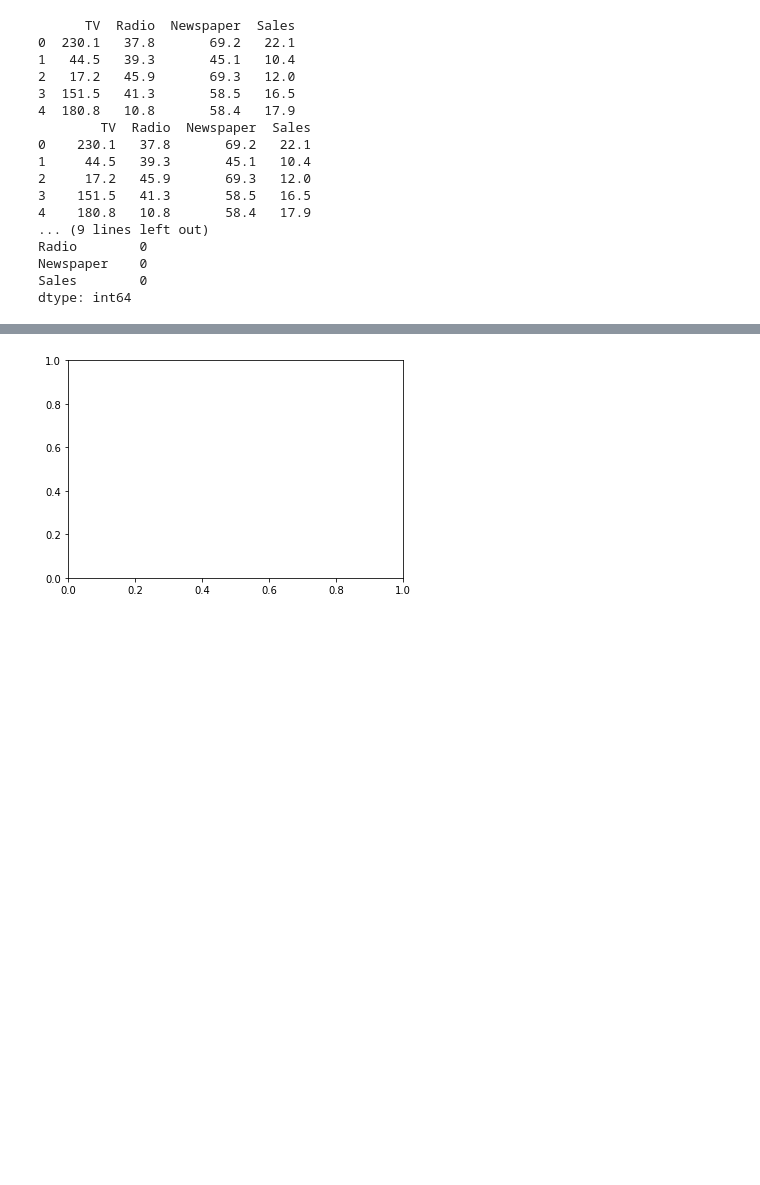
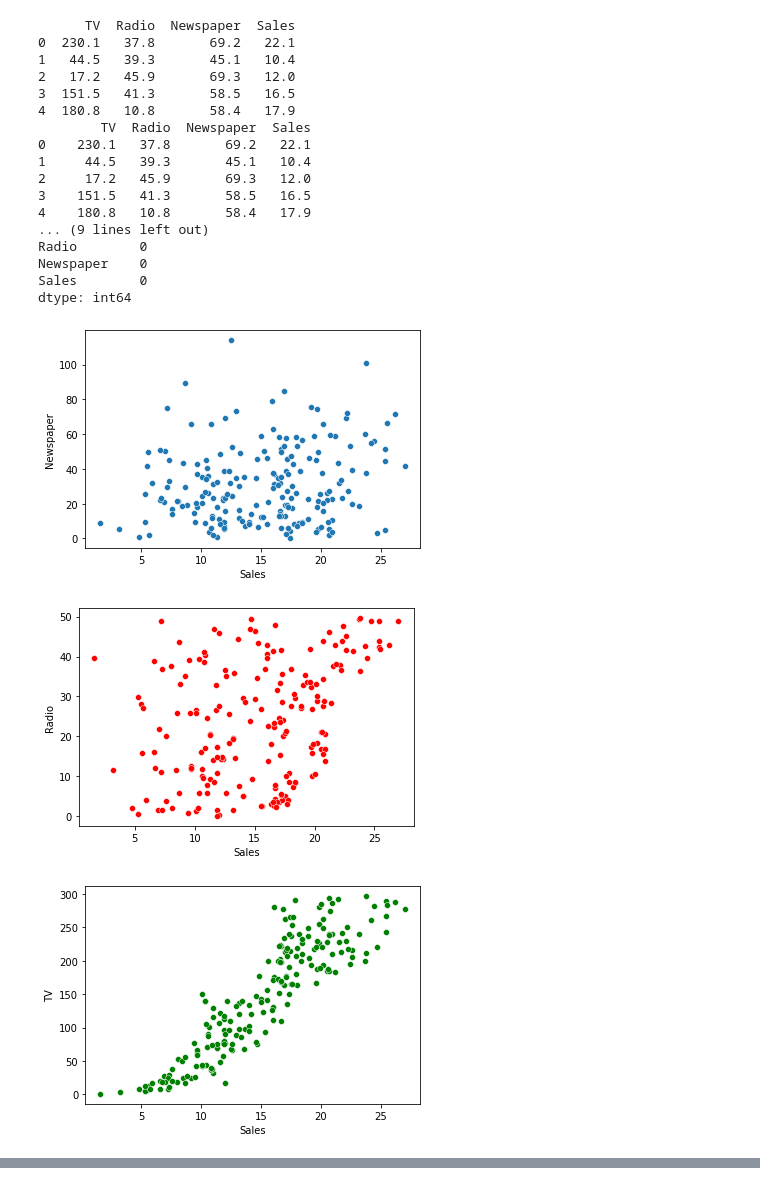
Before and after one commit to loka1282/GoogleColabb, a Jupyter notebook: SaledPred.ipynb, the cells around one changed output, grey strips where cells are left out. Saved outputs shown, nothing was run; the diff lists cells and outputs as text; code cells hidden in the pictures; blank space fills up the shorter version.

```diff
--- a/SaledPred.ipynb
+++ b/SaledPred.ipynb
@@ -3,32 +3,59 @@
 # %%
 import pandas as pd
 import numpy as np
 from sklearn.model_selection import train_test_split
 from sklearn.linear_model import LinearRegression
 
 data = pd.read_csv("https://raw.githubusercontent.com/amankharwal/Website-data/master/advertising.csv")
 print(data.head())
 print(data)
 print(data.isnull().sum())
-import matplotlib.pyplot as pyplt
-figure = pyplt.scatter(data= data, x="Sales",
-                    y="TV", size="TV", trendline="ols")
-figure.show()
+
+import matplotlib.pyplot as plt
+%matplotlib inline
+import seaborn as sns
+sns.scatterplot(x=data['Sales'], y=data['Newspaper'])
+
+plt.show()
+sns.scatterplot(x=data['Sales'], y=data['Radio'], color='red')
+plt.show()
+
+sns.scatterplot(x=data['Sales'], y=data['TV'], color='green')
+plt.show()
+
+correlation = data.corr()
+print(correlation['Sales'])
+
+x=np.array(data.drop("Sales",1))
+y=np.array(data["Sales"])
+xtrain,xtest,ytrain,ytest=train_test_split(x,y,test_size=0.3,random_state=42)
+model=LinearRegression()
+model.fit(xtrain,ytrain)
+print(model.score(xtest,ytest))
+
+#features = [[TV, Radio, Newspaper]]
+
+features = np.array([[230.1, 37.8, 69.2]])
+
+print(model.predict(features))
 # %% [output]
       TV  Radio  Newspaper  Sales
 0  230.1   37.8       69.2   22.1
 1   44.5   39.3       45.1   10.4
 2   17.2   45.9       69.3   12.0
 3  151.5   41.3       58.5   16.5
 4  180.8   10.8       58.4   17.9
         TV  Radio  Newspaper  Sales
 0    230.1   37.8       69.2   22.1
 1     44.5   39.3       45.1   10.4
 2     17.2   45.9       69.3   12.0
 3    151.5   41.3       58.5   16.5
 4    180.8   10.8       58.4   17.9
 ... (9 lines left out)
 Radio        0
 Newspaper    0
 Sales        0
 dtype: int64
+[figure, new version]
+[figure, added]
+[figure, added]
@@ -36 +68,0 @@ AttributeError: ignored
-[figure, old version]
```
Also changed, not shown: parts of 1 cell of this notebook.
